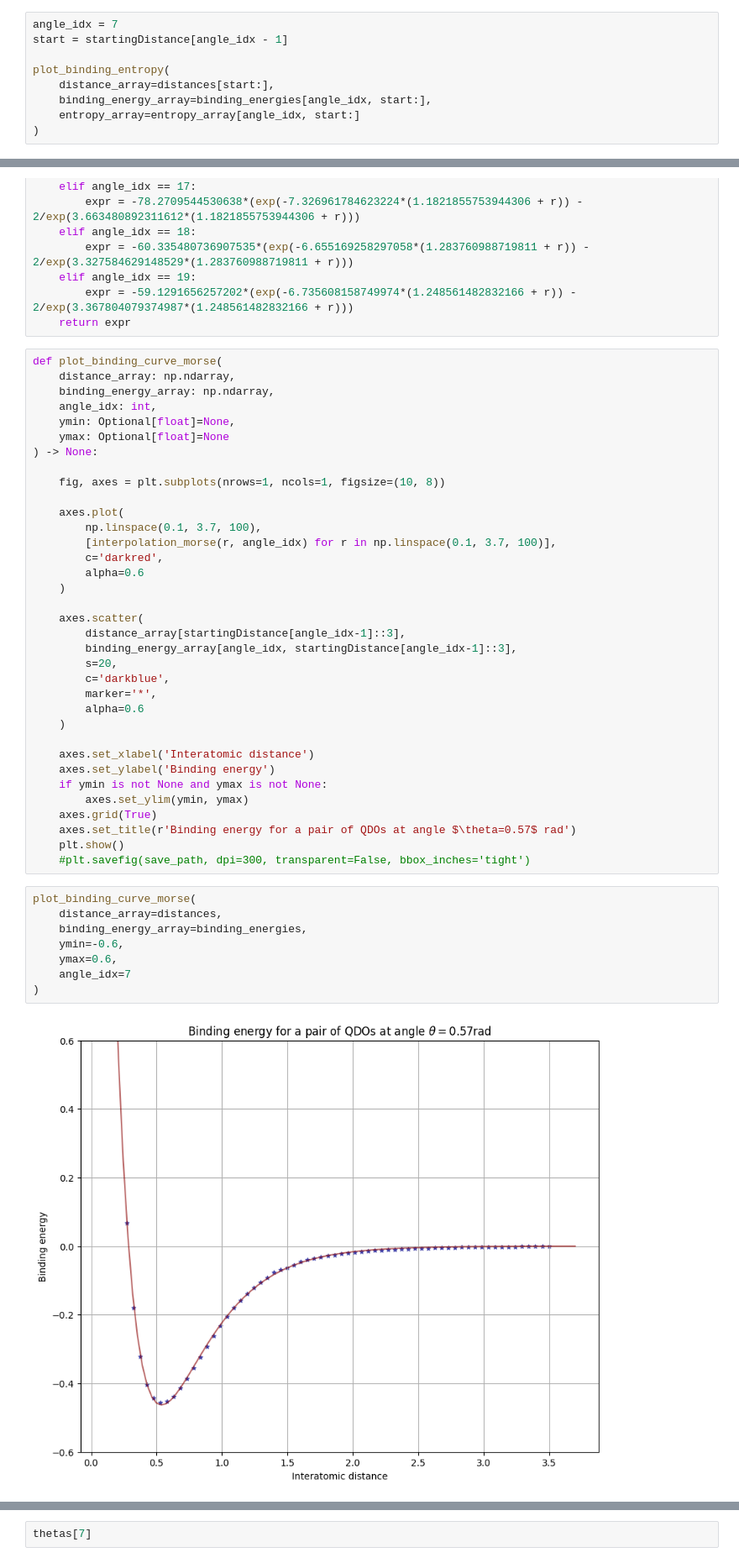
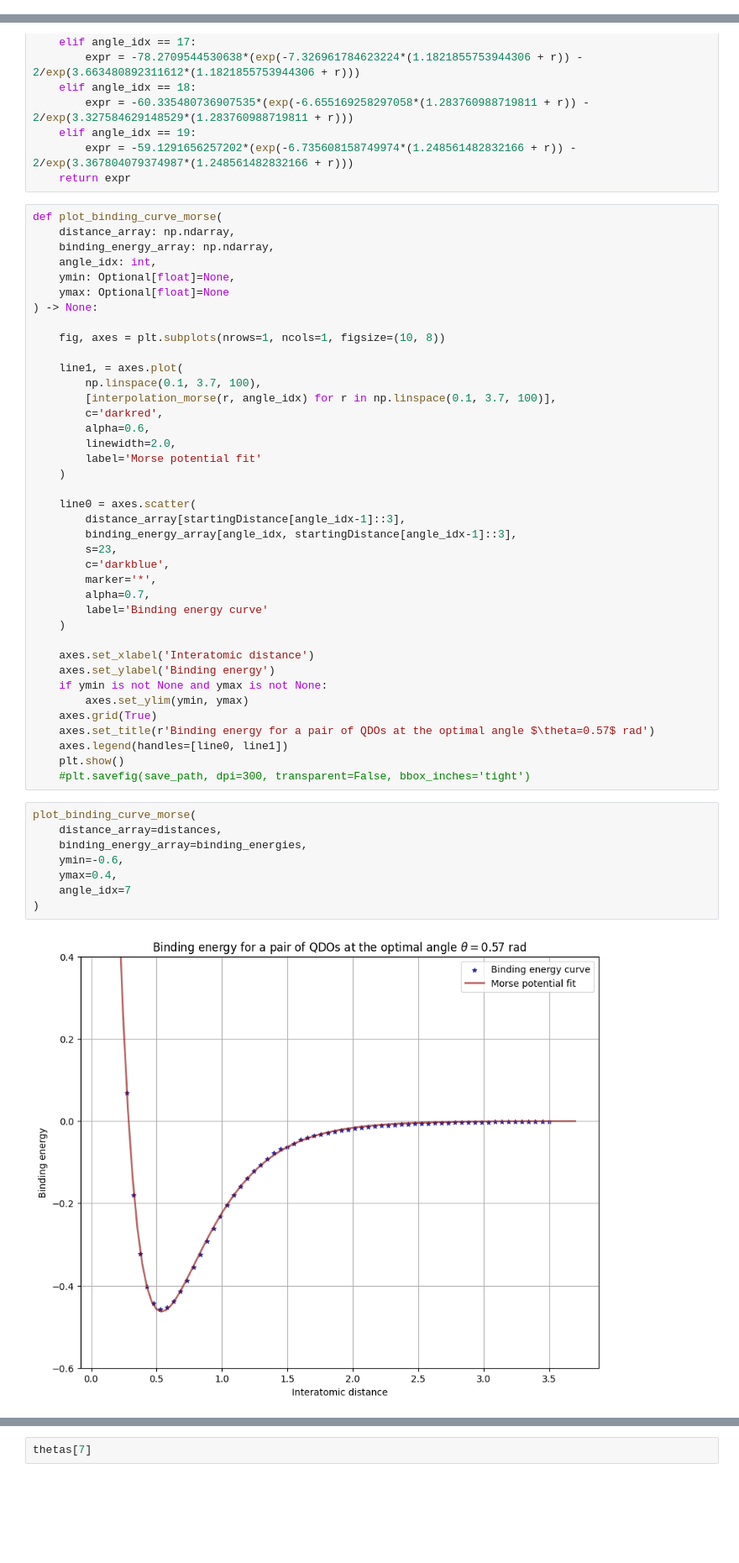
Before and after one commit to MatthieuSarkis/Long-range-intermolecular-interactions-on-a-continuous-variable-quantum-computer, a Jupyter notebook: driver.ipynb, the cells around one changed output, grey strips where cells are left out. Shown at 84% size. Cells and saved outputs as stored; diff of their text form; blank space fills up the shorter version.

```diff
--- a/driver.ipynb
+++ b/driver.ipynb
@@ -260,9 +249,0 @@ startingDistance[7]
-# %%
-angle_idx = 7
-start = startingDistance[angle_idx - 1]
-
-plot_binding_entropy(
-    distance_array=distances[start:],
-    binding_energy_array=binding_energies[angle_idx, start:],
-    entropy_array=entropy_array[angle_idx, start:]
-)
@@ -549,20 +518,23 @@ def plot_binding_curve_morse(
 
     fig, axes = plt.subplots(nrows=1, ncols=1, figsize=(10, 8))
 
-    axes.plot(
+    line1, = axes.plot(
         np.linspace(0.1, 3.7, 100),
         [interpolation_morse(r, angle_idx) for r in np.linspace(0.1, 3.7, 100)],
         c='darkred',
-        alpha=0.6
+        alpha=0.6,
+        linewidth=2.0,
+        label='Morse potential fit'
     )
 
-    axes.scatter(
+    line0 = axes.scatter(
         distance_array[startingDistance[angle_idx-1]::3],
         binding_energy_array[angle_idx, startingDistance[angle_idx-1]::3],
-        s=20,
+        s=23,
         c='darkblue',
         marker='*',
-        alpha=0.6
+        alpha=0.7,
+        label='Binding energy curve'
     )
 
     axes.set_xlabel('Interatomic distance')
@@ -570,19 +542,20 @@ def plot_binding_curve_morse(
     if ymin is not None and ymax is not None:
         axes.set_ylim(ymin, ymax)
     axes.grid(True)
-    axes.set_title(r'Binding energy for a pair of QDOs at angle $\theta=0.57$ rad')
+    axes.set_title(r'Binding energy for a pair of QDOs at the optimal angle $\theta=0.57$ rad')
+    axes.legend(handles=[line0, line1])
     plt.show()
     #plt.savefig(save_path, dpi=300, transparent=False, bbox_inches='tight')
 # %%
 plot_binding_curve_morse(
     distance_array=distances,
     binding_energy_array=binding_energies,
     ymin=-0.6,
-    ymax=0.6,
+    ymax=0.4,
     angle_idx=7
 )
 # %% [output]
-[figure, old version]
+[figure, new version]
 # %%
 from math import sqrt
 
```
Also changed, not shown: parts of 19 cells of this notebook, 1 other file.
